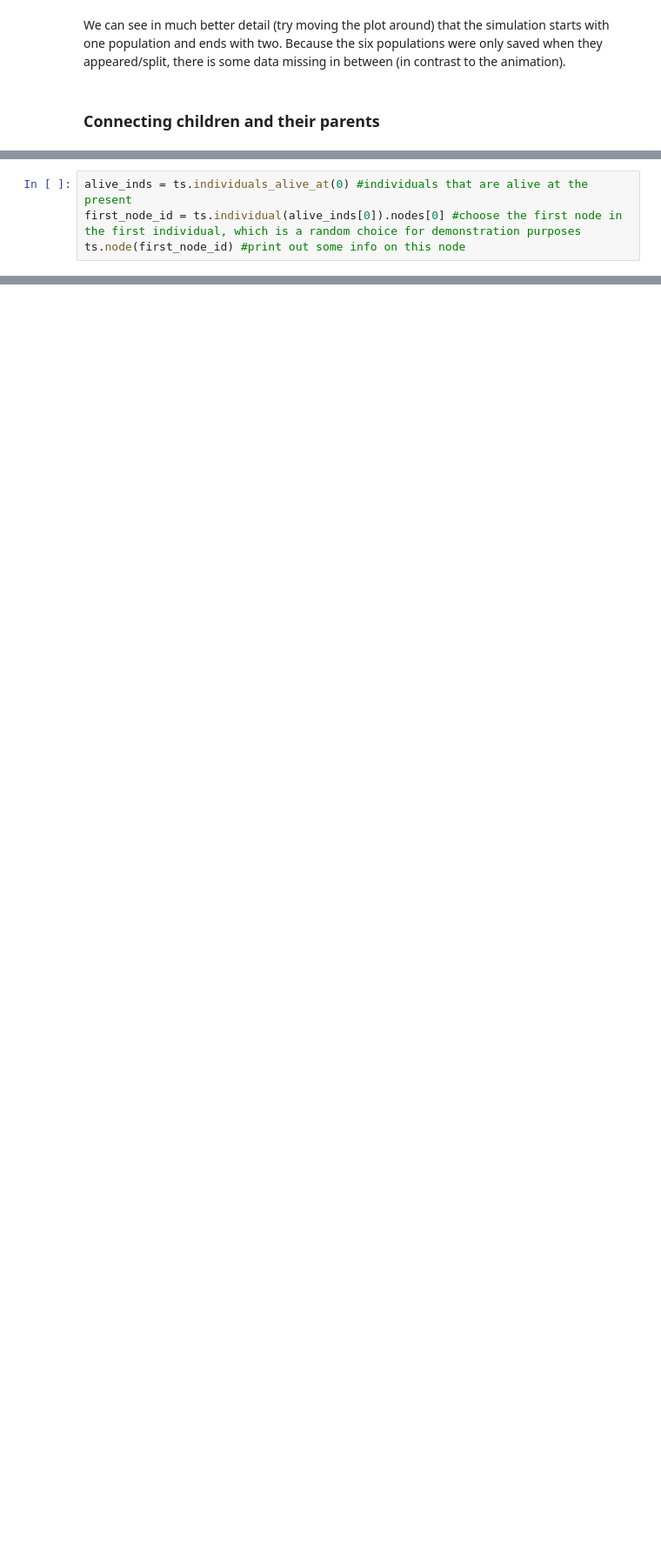
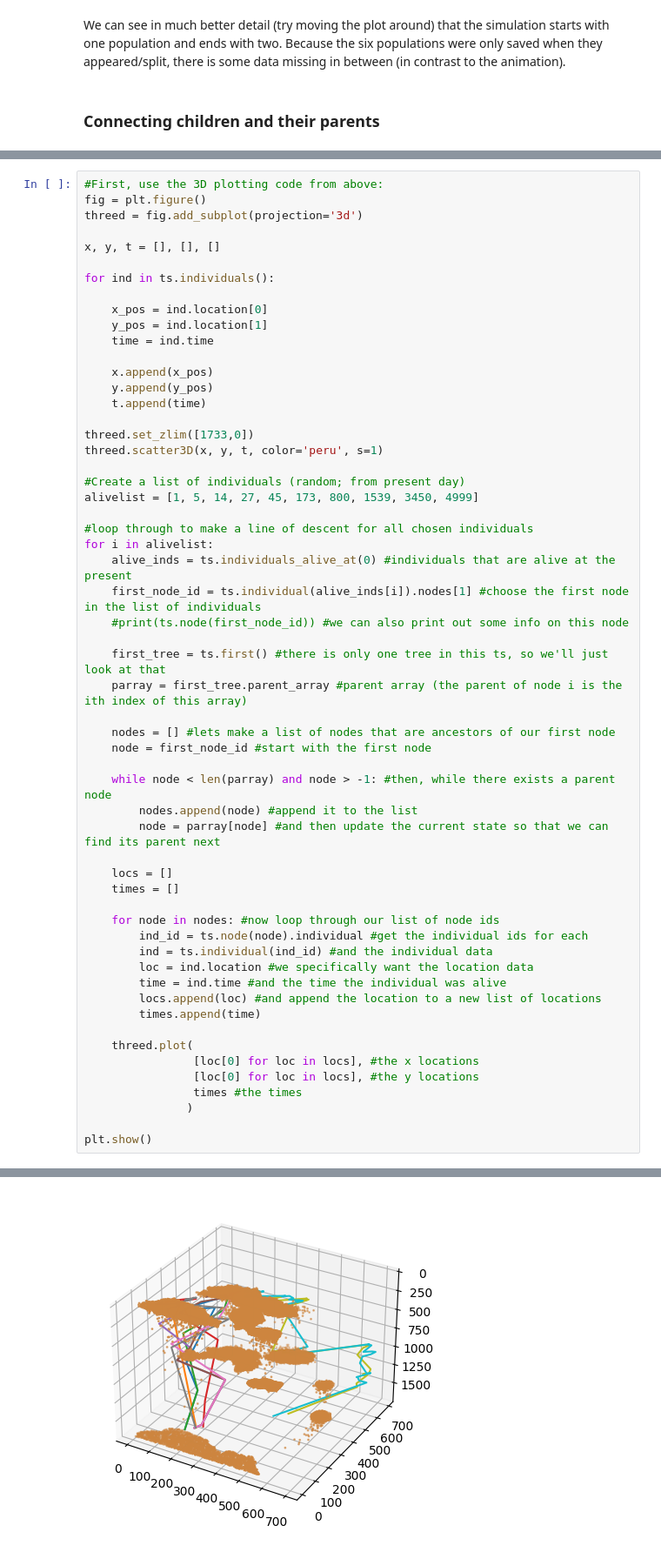
Before and after one commit to osmond-lab/space-trees, a Jupyter notebook: tutorial/tutorial.ipynb, the cells around one changed output, grey strips where cells are left out. Shown at 87% size. Saved outputs shown, nothing was run; the diff lists cells and outputs as text; blank space fills up the shorter version.

```diff
--- a/tutorial/tutorial.ipynb
+++ b/tutorial/tutorial.ipynb
@@ -680,5 +689,58 @@ We can see in much better detail (try moving the plot around) that the simulatio
 # %%
-alive_inds = ts.individuals_alive_at(0) #individuals that are alive at the present
-first_node_id = ts.individual(alive_inds[0]).nodes[0] #choose the first node in the first individual, which is a random choice for demonstration purposes
-ts.node(first_node_id) #print out some info on this node
+#First, use the 3D plotting code from above:
+fig = plt.figure()
+threed = fig.add_subplot(projection='3d')
+
+x, y, t = [], [], []
+
+for ind in ts.individuals():
+
+    x_pos = ind.location[0]
+    y_pos = ind.location[1]
+    time = ind.time
+
+    x.append(x_pos)
+    y.append(y_pos)
+    t.append(time)
+
+threed.set_zlim([1733,0])
+threed.scatter3D(x, y, t, color='peru', s=1)
+
+#Create a list of individuals (random; from present day)
+alivelist = [1, 5, 14, 27, 45, 173, 800, 1539, 3450, 4999]
+
+#loop through to make a line of descent for all chosen individuals
+for i in alivelist:
+    alive_inds = ts.individuals_alive_at(0) #individuals that are alive at the present
+    first_node_id = ts.individual(alive_inds[i]).nodes[1] #choose the first node in the list of individuals
+    #print(ts.node(first_node_id)) #we can also print out some info on this node
+
+    first_tree = ts.first() #there is only one tree in this ts, so we'll just look at that
+    parray = first_tree.parent_array #parent array (the parent of node i is the ith index of this array)
+
+    nodes = [] #lets make a list of nodes that are ancestors of our first node
+    node = first_node_id #start with the first node
+
+    while node < len(parray) and node > -1: #then, while there exists a parent node
+        nodes.append(node) #append it to the list
+        node = parray[node] #and then update the current state so that we can find its parent next
+
+    locs = []
+    times = []
+
+    for node in nodes: #now loop through our list of node ids
+        ind_id = ts.node(node).individual #get the individual ids for each
+        ind = ts.individual(ind_id) #and the individual data
+        loc = ind.location #we specifically want the location data
+        time = ind.time #and the time the individual was alive
+        locs.append(loc) #and append the location to a new list of locations
+        times.append(time)
+
+    threed.plot(
+                [loc[0] for loc in locs], #the x locations
+                [loc[0] for loc in locs], #the y locations
+                times #the times
+               )
+
+plt.show()
 # %% [output]
@@ -685,0 +748 @@ Node(id=29900, flags=1, time=0.0, population=0, individual=0, metadata={'slim_id
+[figure, added]
```
Also changed, not shown: parts of 19 cells of this notebook.
